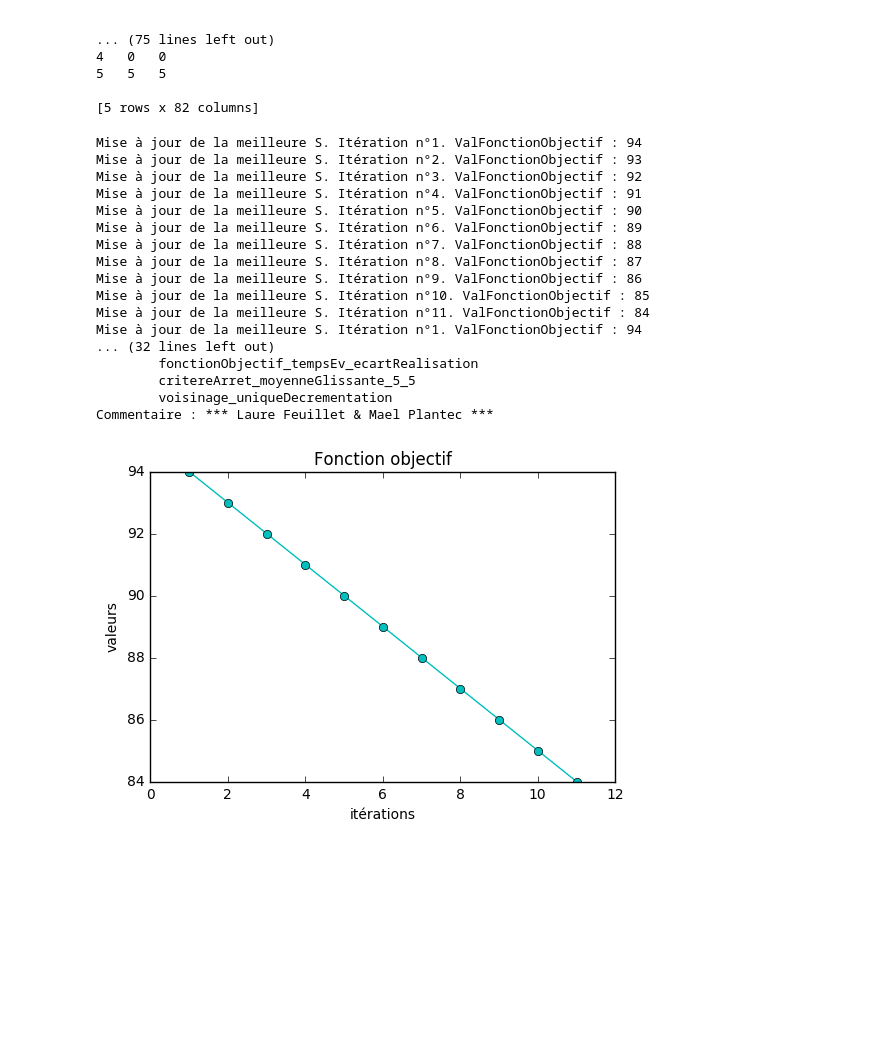
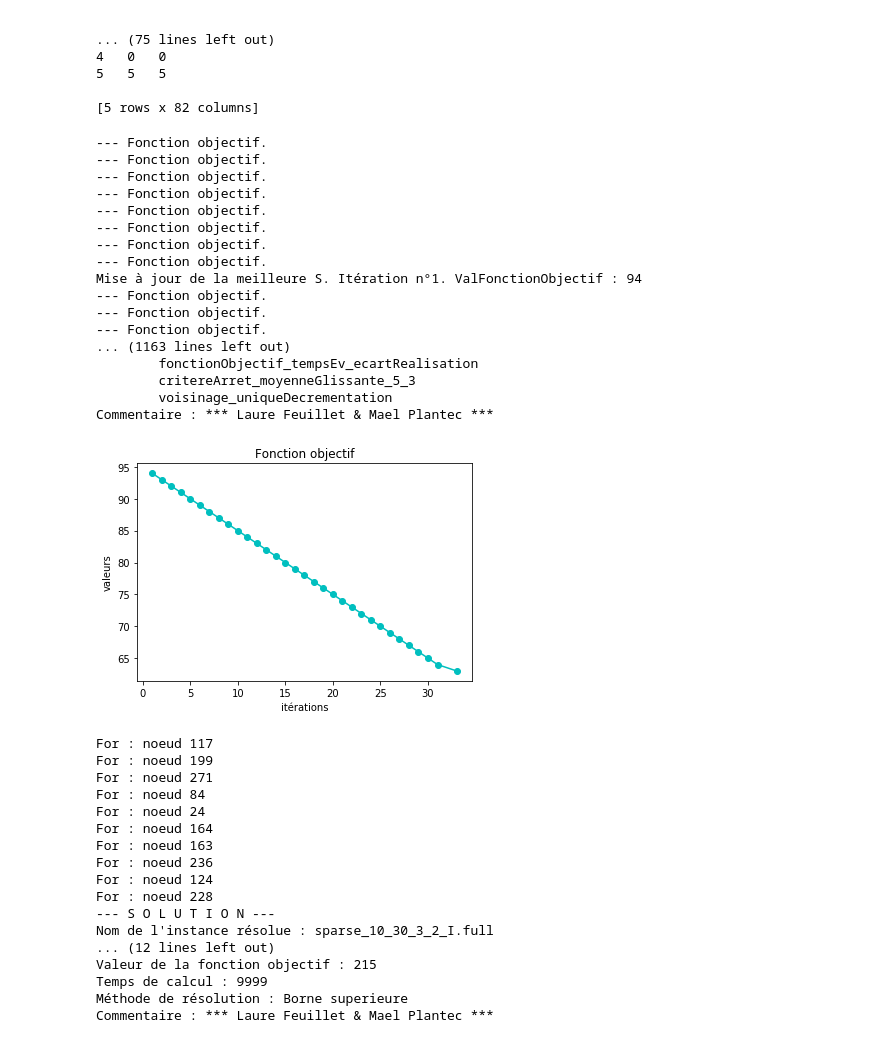
Before and after one commit to LaureFeuillet/tp_metaheuristiques, a Jupyter notebook: tp_metaheuristiques.ipynb, the cells around one changed output. Cells and saved outputs as stored; diff of their text form; code cells hidden in the pictures; blank space fills up the shorter version.

Commit message:
Compactage

```diff
--- a/tp_metaheuristiques.ipynb
+++ b/tp_metaheuristiques.ipynb
@@ -1060,27 +1044,27 @@ def multiStart(nomFichier, fctFonctionObjectif, fctCritereArret, fctVoisinage):
 # %%
 def test_multiStart(nomFichier, fctFonctionObjectif, fctCritereArret, fctVoisinage):
     evacuation, graphe = lecture(nomFichier)
     sol, listeValFctObj = multiStart(nomFichier, fctFonctionObjectif, fctCritereArret, fctVoisinage)
     affichageSolution(sol)
     affichageValFctObjectif(listeValFctObj)
 
-test_multiStart("exemple_cours.txt", fonctionObjectif_tempsEv_ecartRealisation, critereArret_moyenneGlissante_5_5, voisinage_uniqueDecrementation)
+test_multiStart("exemple_cours.txt", fonctionObjectif_tempsEv_ecartRealisation, critereArret_moyenneGlissante_5_3, voisinage_uniqueDecrementation)
 # %% [output]
+--- Fonction objectif.
+--- Fonction objectif.
+--- Fonction objectif.
+--- Fonction objectif.
+--- Fonction objectif.
+--- Fonction objectif.
+--- Fonction objectif.
+--- Fonction objectif.
 Mise à jour de la meilleure S. Itération n°1. ValFonctionObjectif : 94
-Mise à jour de la meilleure S. Itération n°2. ValFonctionObjectif : 93
-Mise à jour de la meilleure S. Itération n°3. ValFonctionObjectif : 92
-Mise à jour de la meilleure S. Itération n°4. ValFonctionObjectif : 91
-Mise à jour de la meilleure S. Itération n°5. ValFonctionObjectif : 90
-Mise à jour de la meilleure S. Itération n°6. ValFonctionObjectif : 89
-Mise à jour de la meilleure S. Itération n°7. ValFonctionObjectif : 88
-Mise à jour de la meilleure S. Itération n°8. ValFonctionObjectif : 87
-Mise à jour de la meilleure S. Itération n°9. ValFonctionObjectif : 86
-Mise à jour de la meilleure S. Itération n°10. ValFonctionObjectif : 85
-Mise à jour de la meilleure S. Itération n°11. ValFonctionObjectif : 84
-Mise à jour de la meilleure S. Itération n°1. ValFonctionObjectif : 94
-... (32 lines left out)
+--- Fonction objectif.
+--- Fonction objectif.
+--- Fonction objectif.
+... (1163 lines left out)
         fonctionObjectif_tempsEv_ecartRealisation
-        critereArret_moyenneGlissante_5_5
+        critereArret_moyenneGlissante_5_3
         voisinage_uniqueDecrementation
 Commentaire : *** Laure Feuillet & Mael Plantec ***
-[figure, old version]
+[figure, new version]
@@ -1090,0 +1100,33 @@ def compactage():
+# %%
+def test_compactage(nomFichier):
+    evacuation, graphe = lecture(nomFichier)
+    start = borneSup(nomFichier, evacuation, graphe)
+    compactage(evacuation, graphe, start)
+    affichageSolution(start)
+
+    #listeSolMultiStart = listeMultiStart(nomFichier, evacuation, graphe)
+    #for start in listeSolMultiStart:
+        # affichageSolution(start)
+        #compactage(evacuation, graphe, start)
+        # affichageSolution(start)
+        #print("valFctObjectif = " + str(start.valFctObjectif))
+
+test_compactage("sparse_10_30_3_2_I.full")
+# %% [output]
+For : noeud 117
+For : noeud 199
+For : noeud 271
+For : noeud 84
+For : noeud 24
+For : noeud 164
+For : noeud 163
+For : noeud 236
+For : noeud 124
+For : noeud 228
+--- S O L U T I O N ---
+Nom de l'instance résolue : sparse_10_30_3_2_I.full
+... (12 lines left out)
+Valeur de la fonction objectif : 215
+Temps de calcul : 9999
+Méthode de résolution : Borne superieure
+Commentaire : *** Laure Feuillet & Mael Plantec ***
```
Also changed, not shown: parts of 8 cells of this notebook, 1 other file.
